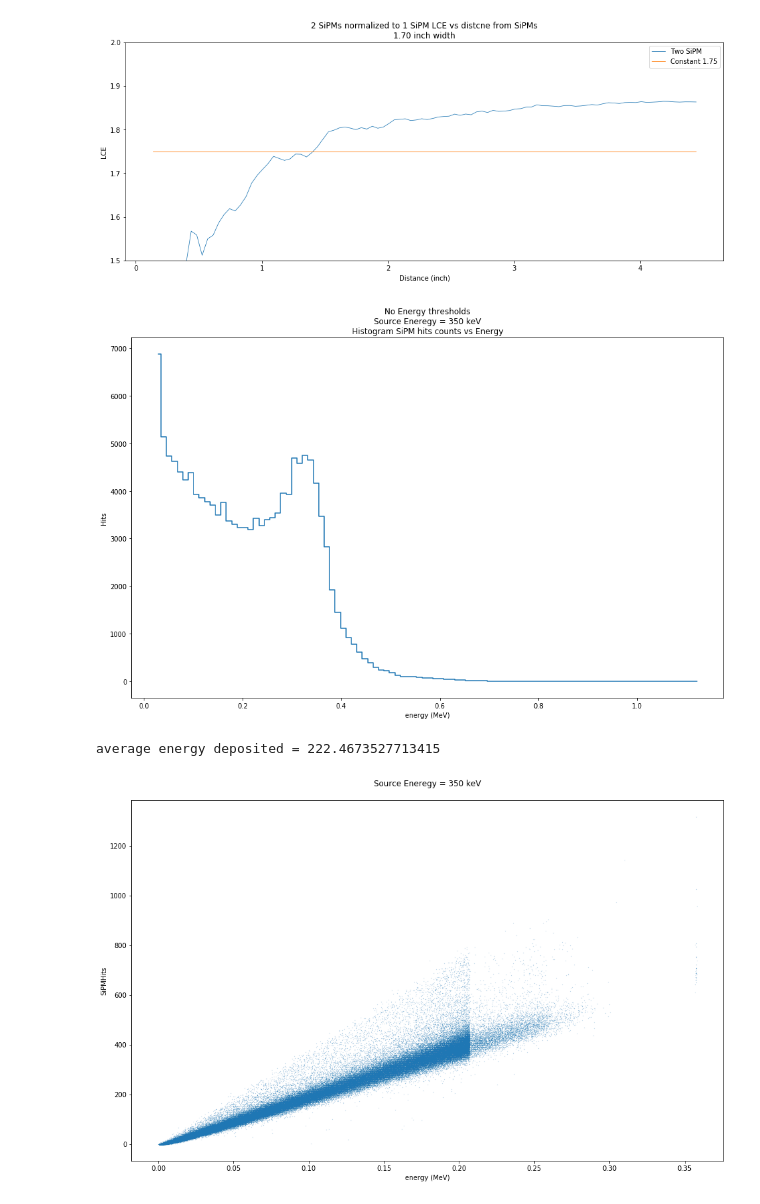
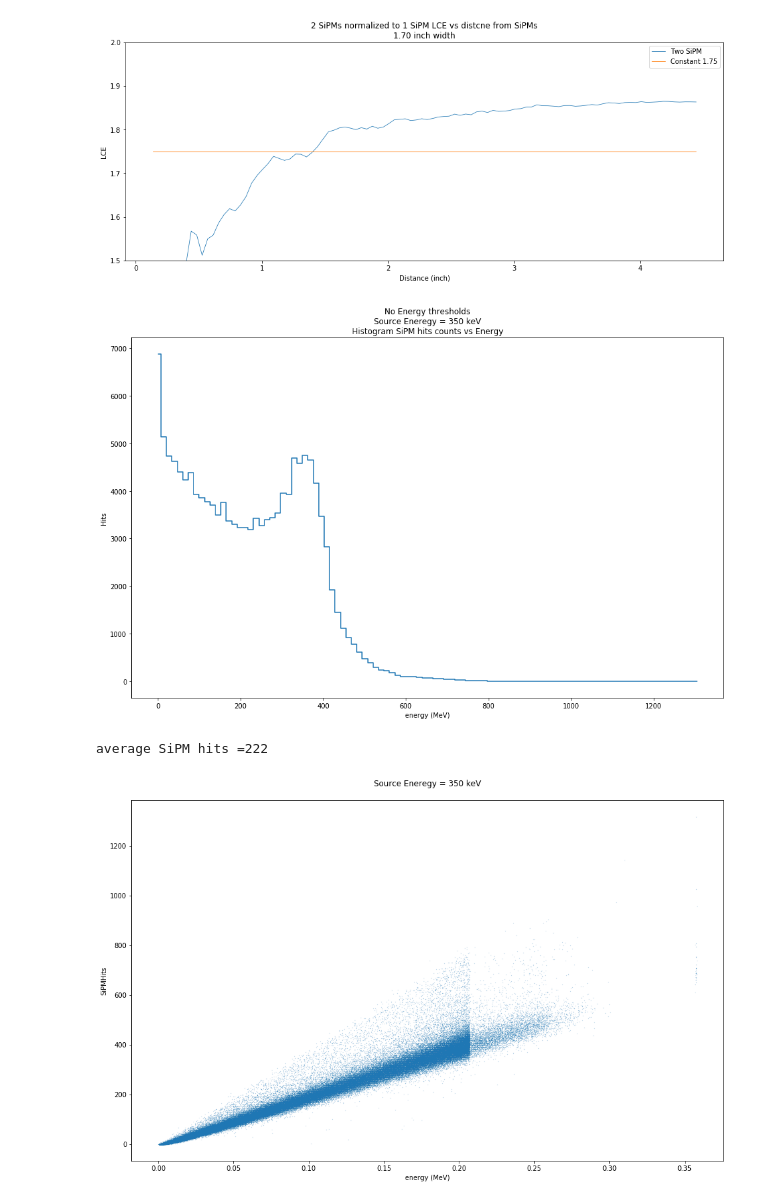
Before and after one commit to mbondin/geant4, a Jupyter notebook: post_IEEE/grams200-simplified.ipynb, the cells around one changed output. Cells and saved outputs as stored; diff of their text form; code cells hidden in the pictures.

```diff
--- a/post_IEEE/grams200-simplified.ipynb
+++ b/post_IEEE/grams200-simplified.ipynb
@@ -325,38 +325,38 @@ for i in range(1):
         dfs[i][j] = dfs[i][j][dfs[i][j]['Energy Deposited']<=energy_deposit_threshold_max]
         dfs[i][j] = dfs[i][j][dfs[i][j]['Photons']>=photon_threshold]
         dfs[i][j] = dfs[i][j][dfs[i][j]['LCE']>=LCE_threshold]
         dfs[i][j] = dfs[i][j][dfs[i][j]['SiPM Hits']>=SiPM_hit_threshold]
         dfs[i][j] = dfs[i][j][dfs[i][j]['Distance']>=distance_threshold]
         mins[i,j]= np.min(dfs[i][j]['Distance'])
         maxs[i,j]= np.max(dfs[i][j]['Distance'])
         bes[i,j,:] = np.linspace(mins[i,j],maxs[i,j],bins+1)
         bcs[i,j,:] = bes[i,j,:-1] + np.diff(bes[i,j,:]) / 2.
         arraY = dfs[i][j]['Distance']
         for k in range(bins):
             msk = arraY>=bes[i,j,k]
             mask = arraY<bes[i,j,k+1]
             mk = msk = mask
             averages[i,j,k] = dfs[i][j]['LCE'][mk].mean()
 
 plt.figure(figsize=(16,10))
 plt.title('No Energy thresholds\nSource Eneregy = 350 keV\nHistogram SiPM hits counts vs Energy')
 plt.xlabel('energy (MeV)')
 plt.ylabel('Hits')
-counts, _ = histogram(dfs[0][0]['SiPM Hits'],bins=bins)
-plot(bcs[0][0],counts,drawstyle='steps-mid')
+counts, num = histogram(dfs[0][0]['SiPM Hits'],bins=bins)
+plot(num[:-1],counts,drawstyle='steps-mid')
 show()
 
-print('average energy deposited =',dfs[0][0]['SiPM Hits'].mean())
+print('average SiPM hits ={:.0f}'.format(dfs[0][0]['SiPM Hits'].mean()))
 plt.figure(figsize=(16,10))
 plt.title('Source Eneregy = 350 keV\n')
 plt.xlabel('SiPM hitsvs Energy deposited')
 plt.ylabel('SiPMHits')
 plt.xlabel('energy (MeV)')
 plt.scatter(dfs[0][0]['Energy Deposited'],dfs[0][0]['SiPM Hits'],s=0.01)
 show()
 # %% [output]
-[figure, old version]
+[figure, new version]
-average energy deposited = 222.4673527713415
+average SiPM hits =222
 [figure]
 # %%
 ## Cylinder
```
Also changed, not shown: parts of 2 cells of this notebook.
